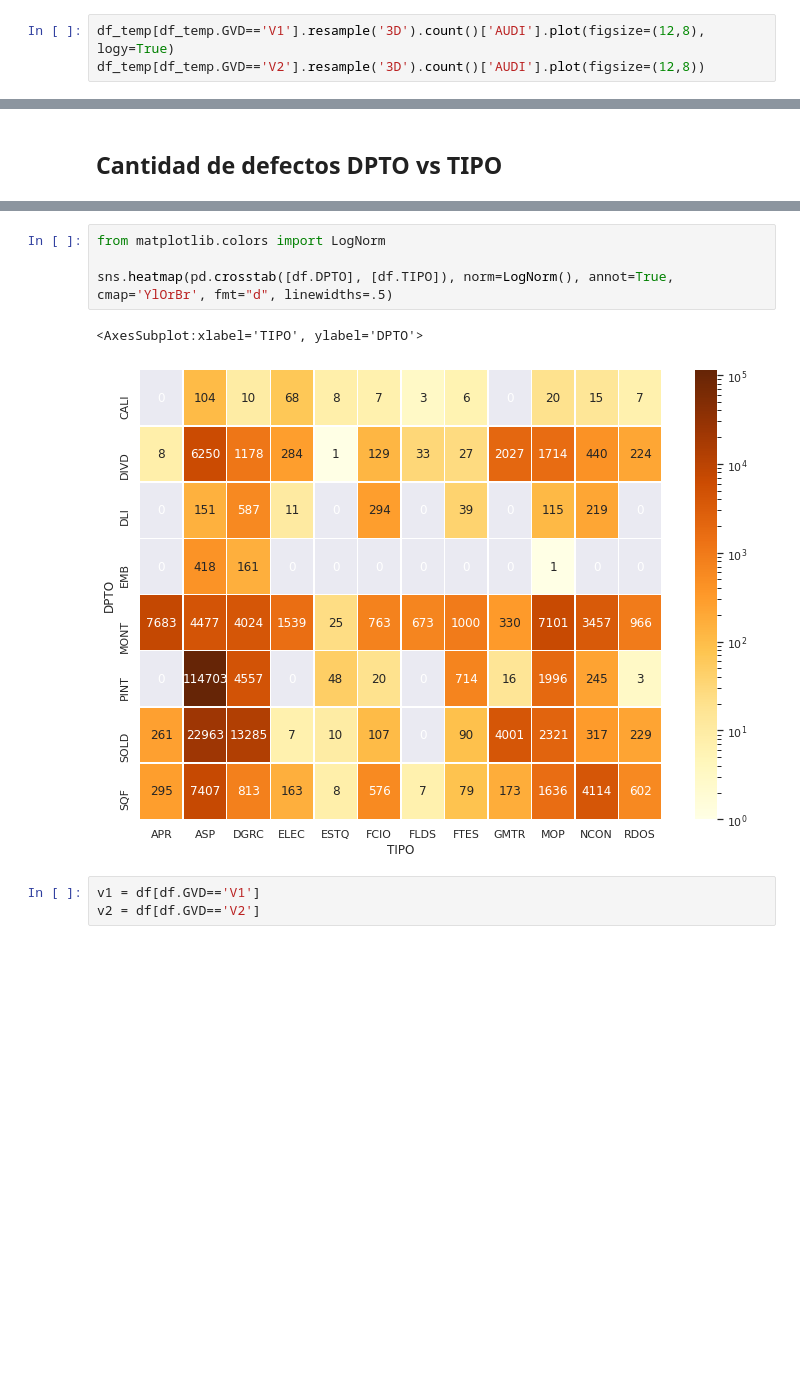
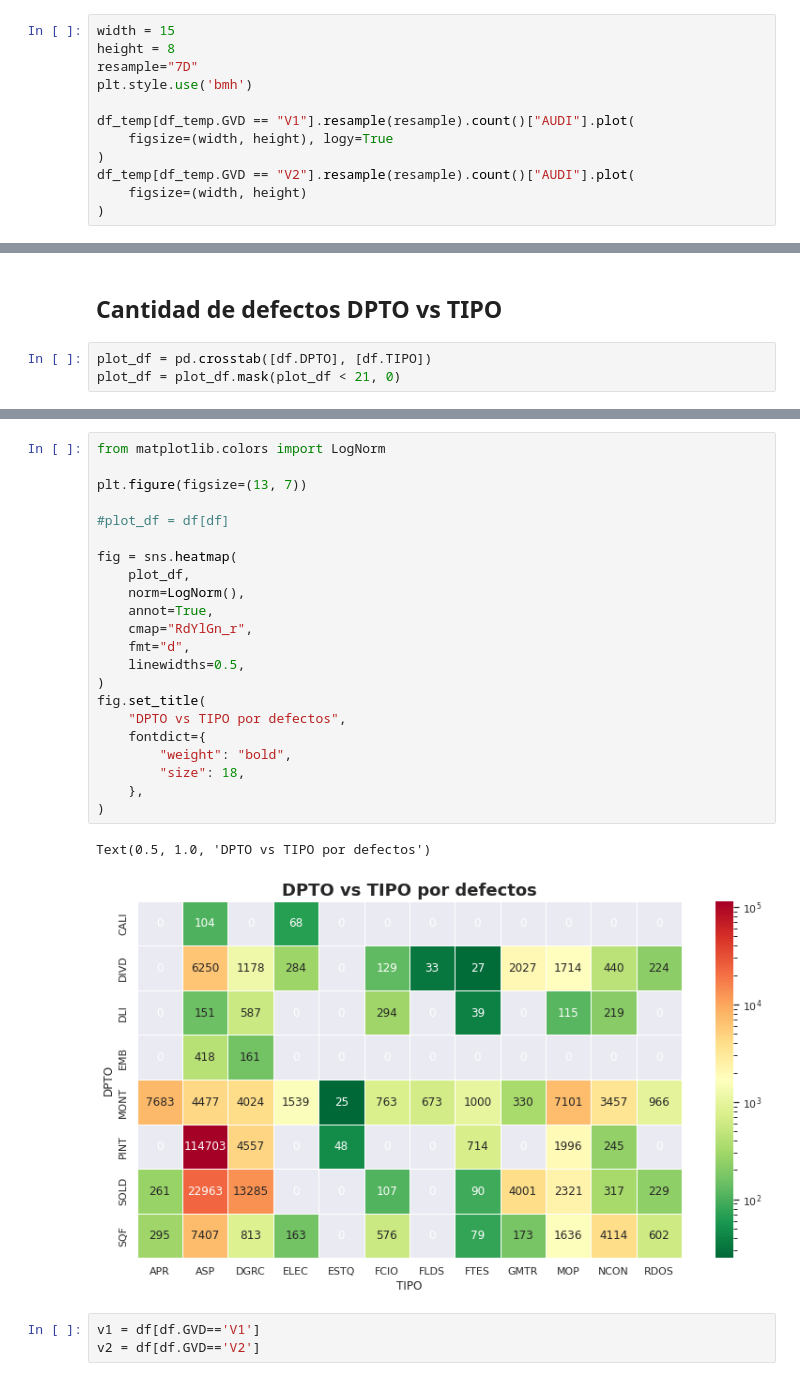
Before and after one commit to GeraCollante/tesis-icomp-machinelearning, a Jupyter notebook: DataPlottingAndAnalysis.ipynb, the cells around one changed output, grey strips where cells are left out. Drawn from its saved outputs; the diff is of its cells as text; blank space fills up the shorter version.

```diff
--- a/DataPlottingAndAnalysis.ipynb
+++ b/DataPlottingAndAnalysis.ipynb
@@ -104,3 +196,12 @@ df_temp = df[df.INOFFUSI=='OFF']
 # %%
-df_temp[df_temp.GVD=='V1'].resample('3D').count()['AUDI'].plot(figsize=(12,8), logy=True)
-df_temp[df_temp.GVD=='V2'].resample('3D').count()['AUDI'].plot(figsize=(12,8))
+width = 15
+height = 8
+resample="7D"
+plt.style.use('bmh')
+
+df_temp[df_temp.GVD == "V1"].resample(resample).count()["AUDI"].plot(
+    figsize=(width, height), logy=True
+)
+df_temp[df_temp.GVD == "V2"].resample(resample).count()["AUDI"].plot(
+    figsize=(width, height)
+)
@@ -118,3 +374,6 @@ df.groupby('TIPO').count()['ID'].sort_values().plot.pie(autopct='%1.1f%%',figsiz
 # **Mapas de calor**
 # %% [markdown]
 ## Cantidad de defectos DPTO vs TIPO
+# %%
+plot_df = pd.crosstab([df.DPTO], [df.TIPO])
+plot_df = plot_df.mask(plot_df < 21, 0)
@@ -121,10 +384,28 @@ df.groupby('TIPO').count()['ID'].sort_values().plot.pie(autopct='%1.1f%%',figsiz
 # %%
 from matplotlib.colors import LogNorm
 
-sns.heatmap(pd.crosstab([df.DPTO], [df.TIPO]), norm=LogNorm(), annot=True, cmap='YlOrBr', fmt="d", linewidths=.5)
+plt.figure(figsize=(13, 7))
+
+#plot_df = df[df]
+
+fig = sns.heatmap(
+    plot_df,
+    norm=LogNorm(),
+    annot=True,
+    cmap="RdYlGn_r",
+    fmt="d",
+    linewidths=0.5,
+)
+fig.set_title(
+    "DPTO vs TIPO por defectos",
+    fontdict={
+        "weight": "bold",
+        "size": 18,
+    },
+)
 # %% [output]
-<AxesSubplot:xlabel='TIPO', ylabel='DPTO'>
+Text(0.5, 1.0, 'DPTO vs TIPO por defectos')
-[figure, old version]
+[figure, new version]
 # %%
 v1 = df[df.GVD=='V1']
 v2 = df[df.GVD=='V2']
```
Also changed, not shown: parts of 41 cells of this notebook, 15 other files.
